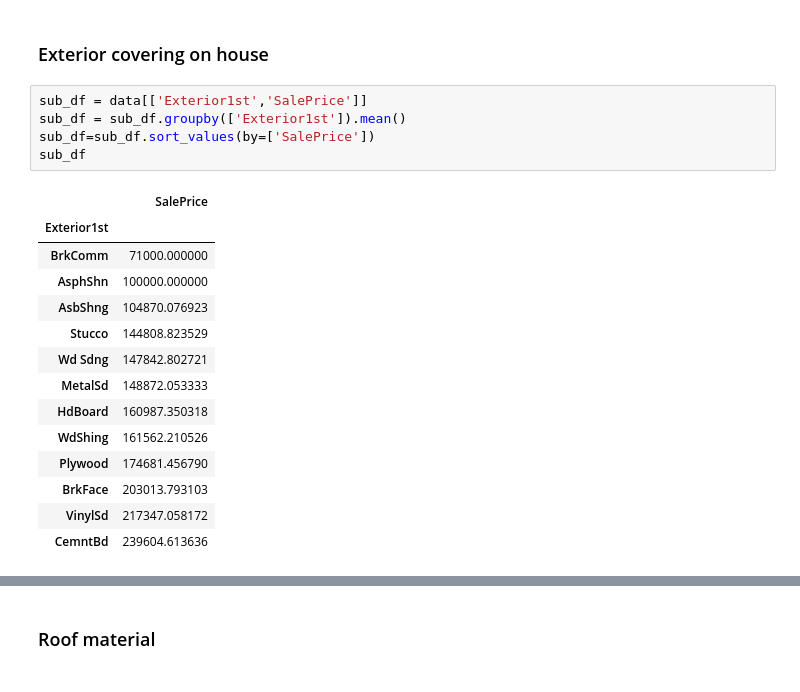
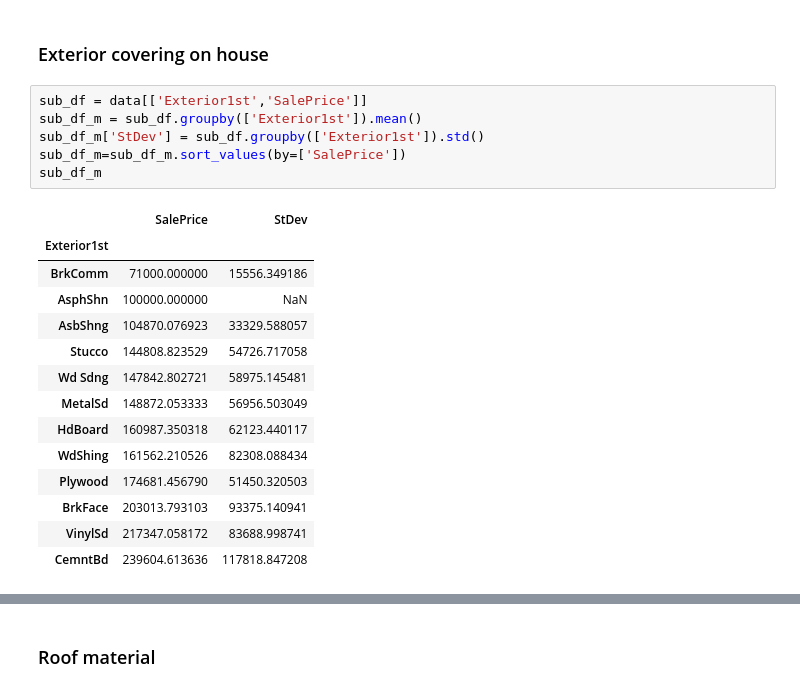
Before and after one commit to RaffaToSpace/House-Price-Predictor, a Jupyter notebook: pthp_data_exploration.ipynb, the cells around one changed output, grey strips where cells are left out. Cells and saved outputs as stored; diff of their text form.

```diff
--- a/pthp_data_exploration.ipynb
+++ b/pthp_data_exploration.ipynb
@@ -33,21 +34,22 @@ data=data.drop('Id',axis=1)
 ###  Exterior covering on house
 # %%
 sub_df = data[['Exterior1st','SalePrice']]
-sub_df = sub_df.groupby(['Exterior1st']).mean()
-sub_df=sub_df.sort_values(by=['SalePrice'])
-sub_df
+sub_df_m = sub_df.groupby(['Exterior1st']).mean()
+sub_df_m['StDev'] = sub_df.groupby(['Exterior1st']).std()
+sub_df_m=sub_df_m.sort_values(by=['SalePrice'])
+sub_df_m
 # %% [output]
-|  | SalePrice |
-| Exterior1st |  |
-| BrkComm | 71000.000000 |
-| AsphShn | 100000.000000 |
-| AsbShng | 104870.076923 |
-| Stucco | 144808.823529 |
-| Wd Sdng | 147842.802721 |
-| MetalSd | 148872.053333 |
-| HdBoard | 160987.350318 |
-| WdShing | 161562.210526 |
-| Plywood | 174681.456790 |
-| BrkFace | 203013.793103 |
-| VinylSd | 217347.058172 |
-| CemntBd | 239604.613636 |
+|  | SalePrice | StDev |
+| Exterior1st |  |  |
+| BrkComm | 71000.000000 | 15556.349186 |
+| AsphShn | 100000.000000 | NaN |
+| AsbShng | 104870.076923 | 33329.588057 |
+| Stucco | 144808.823529 | 54726.717058 |
+| Wd Sdng | 147842.802721 | 58975.145481 |
+| MetalSd | 148872.053333 | 56956.503049 |
+| HdBoard | 160987.350318 | 62123.440117 |
+| WdShing | 161562.210526 | 82308.088434 |
+| Plywood | 174681.456790 | 51450.320503 |
+| BrkFace | 203013.793103 | 93375.140941 |
+| VinylSd | 217347.058172 | 83688.998741 |
+| CemntBd | 239604.613636 | 117818.847208 |
```
Also changed, not shown: parts of 8 cells of this notebook.
